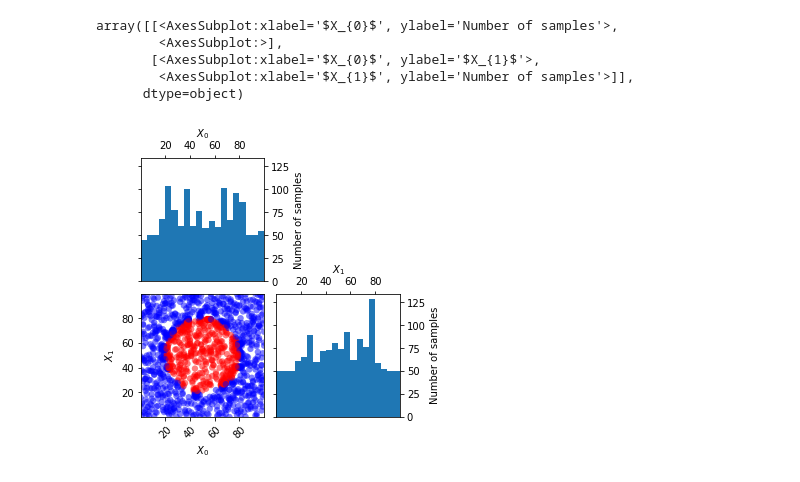
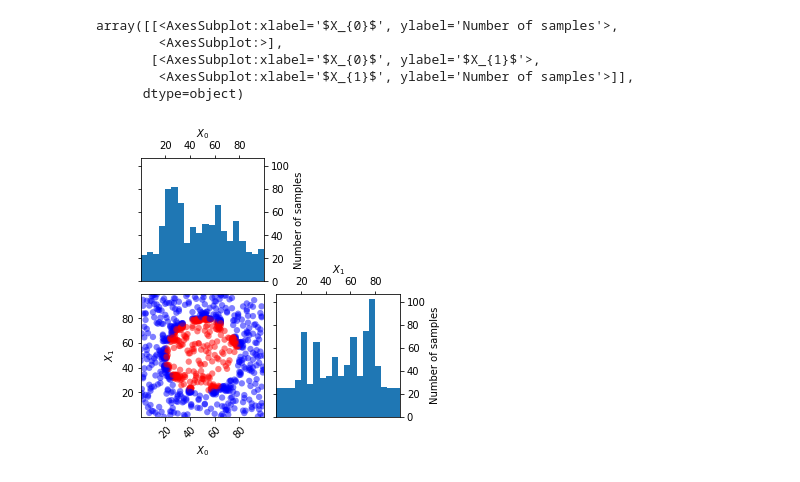
Before and after one commit to KendallPark/buster, a Jupyter notebook: examples/small_classifier.ipynb, the cells around one changed output. Drawn from its saved outputs; the diff is of its cells as text; code cells hidden in the pictures.

```diff
--- a/examples/small_classifier.ipynb
+++ b/examples/small_classifier.ipynb
@@ -6,9 +6,9 @@ import math
 # specify two dimensions, the first as an int, the second as a float
 space = sp.Space([(0, 100), (0., 100.)])
 
-optimizer = sampler.ClassificationOptimizer(space.dimensions,
+sampler = sampler.AdaptiveSampler(space.dimensions,
                                             random_state=1,
-                                            n_initial_points=1000)
+                                            n_initial_points=500)
 # %%
 # here we create a function which takes a list of sample points and returns
 # the inference result from them
@@ -24,15 +24,15 @@ def func(X):
 
   return answer
 # %%
-optimizer.run(func, n_iter=20)
+sampler.run(func, n_iter=20)
 
-result = optimizer.get_result()
+result = sampler.get_result()
 
 plots.plot_evaluations(result)
 # %% [output]
 array([[<AxesSubplot:xlabel='$X_{0}$', ylabel='Number of samples'>,
         <AxesSubplot:>],
        [<AxesSubplot:xlabel='$X_{0}$', ylabel='$X_{1}$'>,
         <AxesSubplot:xlabel='$X_{1}$', ylabel='Number of samples'>]],
       dtype=object)
-[figure, old version]
+[figure, new version]
```
Also changed, not shown: 2 other files.
